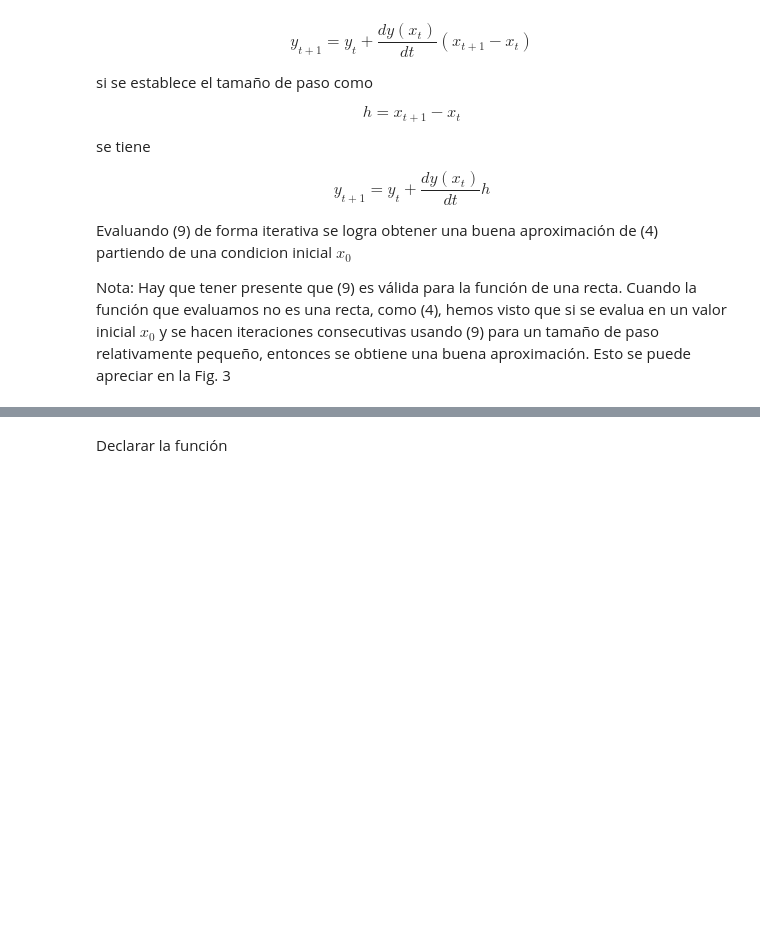
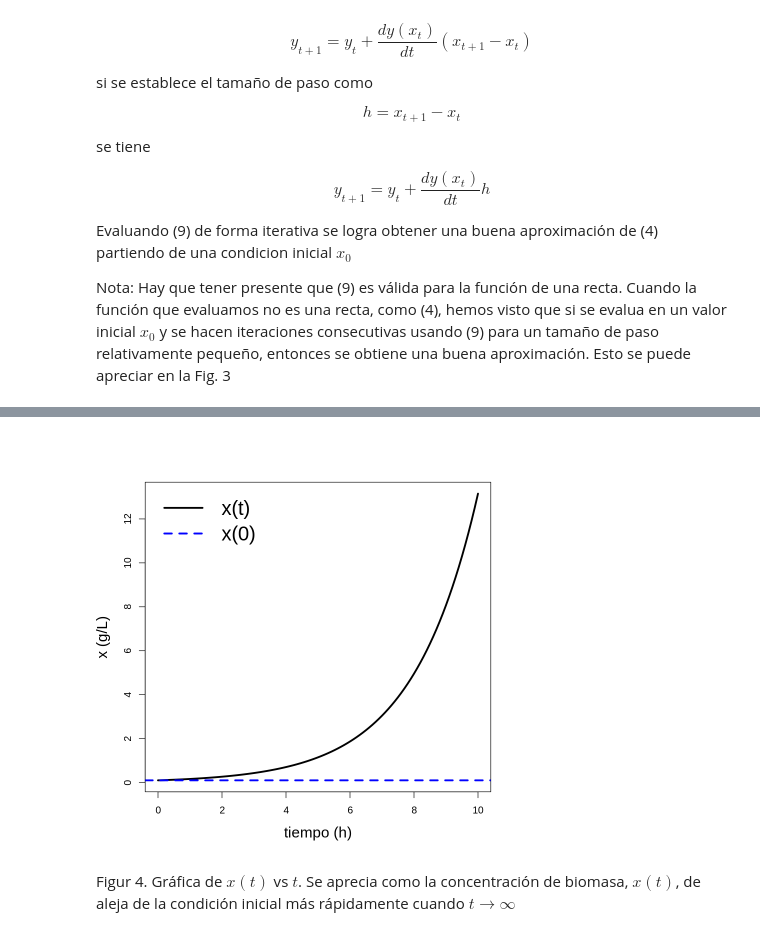
Before and after one commit to sysbio-unam/practicas-computacionales, a Jupyter notebook: ejemplo_de_juguete.ipynb, the cells around one changed output, grey strips where cells are left out. Drawn from its saved outputs; the diff is of its cells as text; code cells hidden in the pictures; blank space fills up the shorter version.

```diff
--- a/ejemplo_de_juguete.ipynb
+++ b/ejemplo_de_juguete.ipynb
@@ -228,2 +232,30 @@ library(deSolve)
-# %% [markdown]
-Declarar la función
+# %%
+# establecer modelo
+crecimiento <- function(time, parms, state) {
+    with(as.list(c(parms, state)), {
+
+        # balance de biomasa
+        dxdt = k*x
+
+        return(list(c(dxdt)))
+    })
+}
+# %%
+# establecer parámetros
+p <- c(k = 0.5)
+# condiciones iniciales
+x0 <- c(x = 0.1)
+# tiempo de integración
+time <- seq(0,10,0.1) # h = 0.1 tamaño de paso
+# %%
+# resolver ED
+out <- ode(func = crecimiento, y = x0, times = time, parms = p, method = "euler")
+# %%
+# mostrar resultados
+plot(out[,1], out[,2], xlab = "tiempo (h)", ylab = "x (g/L)", cex.lab = 1.5, type = "l", lwd = 3)
+abline(h = x0, lwd = 3, lty = 2, col = "blue")
+legend("topleft", legend = c("x(t)", "x(0)"), bty = "n", lty = c(1,2),lwd = 3,, col = c("black", "blue"), cex = 2)
+# %% [output]
+[figure, added]
+# %% [markdown]
+Figur 4. Gráfica de $x(t)$ vs $t$. Se aprecia como la concentración de biomasa, $x(t)$, de aleja de la condición inicial más rápidamente cuando $t \rightarrow \infty$
```
Also changed, not shown: parts of 8 cells of this notebook.
